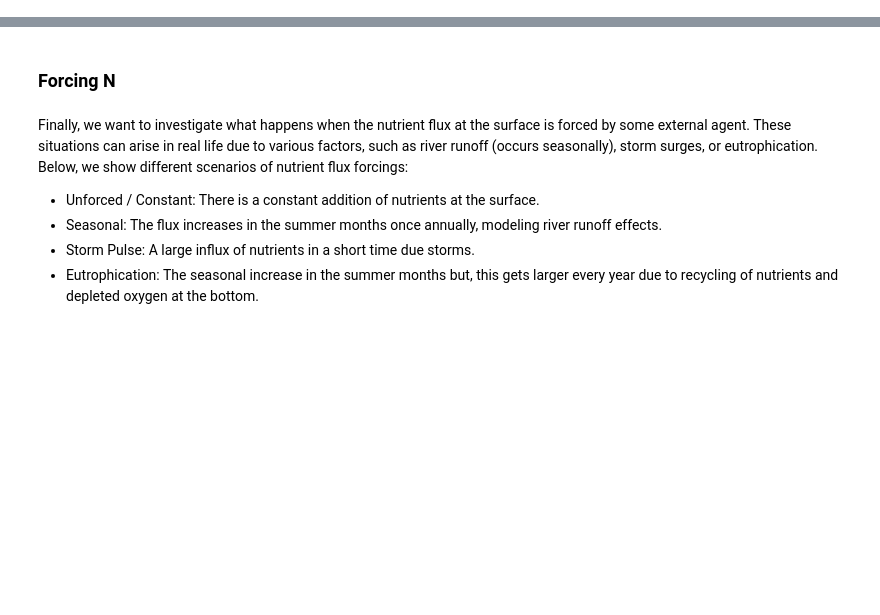
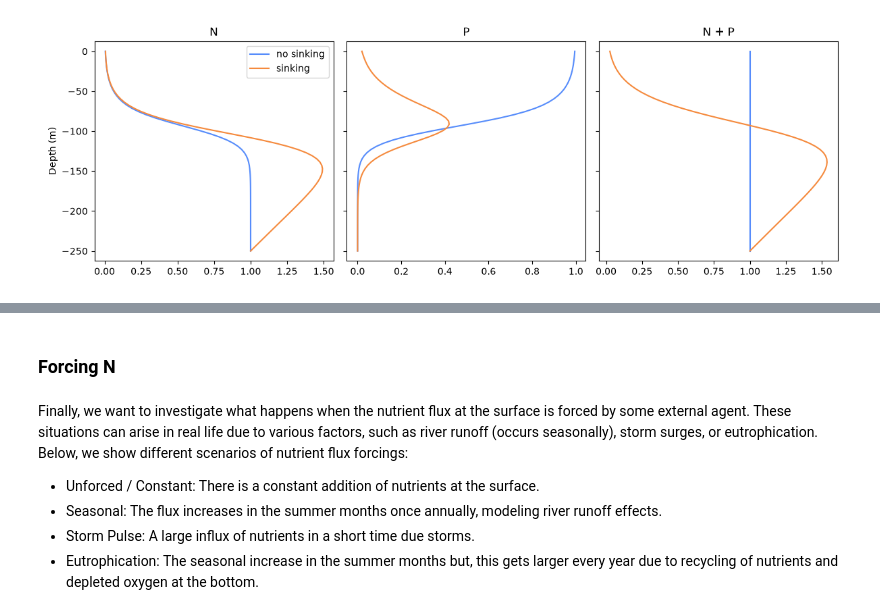
Before and after one commit to kb1901/732_phytoplankton_proj, a Jupyter notebook: notebook.ipynb, the cells around one changed output, grey strips where cells are left out. Saved outputs shown, nothing was run; the diff lists cells and outputs as text; code cells hidden in the pictures; blank space fills up the shorter version.

```diff
--- a/notebook.ipynb
+++ b/notebook.ipynb
@@ -194,0 +136,12 @@ plt.show()
+# %%
+fig, ax = plt.subplots(1, 3, sharey=True, figsize=(12, 4))
+for res, name in ((base, "no sinking"), (sink, "sinking")):
+    ax[0].plot(res.N[-1], res.depth, label=name)
+    ax[1].plot(res.P[-1], res.depth, label=name)
+    ax[2].plot(res.N[-1] + res.P[-1], res.depth, label=name)
+ax[0].set_title("N"); ax[1].set_title("P"); ax[2].set_title("N + P")
+ax[0].set_ylabel("Depth (m)"); ax[0].legend()
+plt.tight_layout()
+plt.show()
+# %% [output]
+[figure, added]
```
Also changed, not shown: parts of 43 cells of this notebook.
